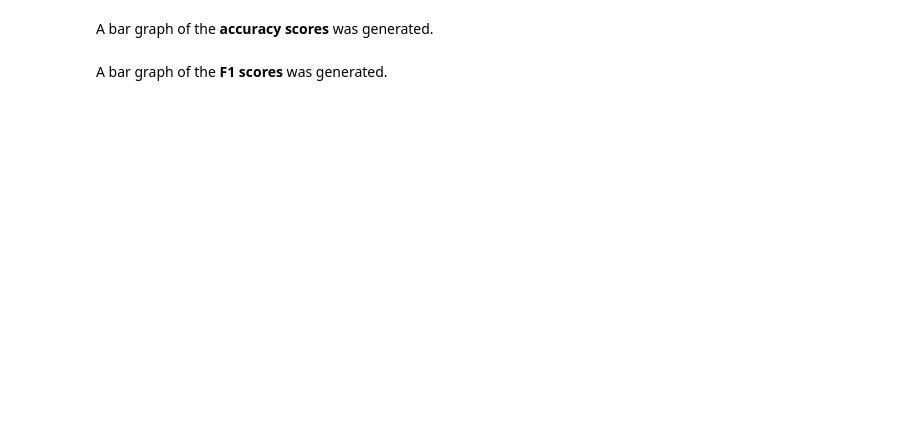
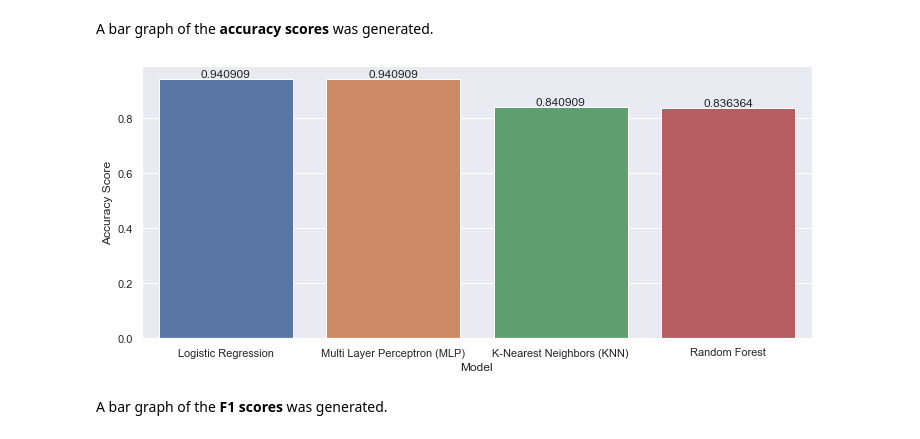
Before and after one commit to davidehosein/Lung-Cancer-Image-Classification, a Jupyter notebook: lung_cancer_image_classificiation.ipynb, the cells around one changed output. Cells and saved outputs as stored; diff of their text form; code cells hidden in the pictures; blank space fills up the shorter version.

```diff
--- a/lung_cancer_image_classificiation.ipynb
+++ b/lung_cancer_image_classificiation.ipynb
@@ -109,7 +156,7 @@ if os.path.exists(base_path): # Checks if the base path exist.
 
     if content: # Checks if there are any elements in the "content" list.
         for item in content: # Iterates through each item in the "content" list.
-            if item.endswith(''): # Checks if the item does not have a file extension.
+            if '.' not in item: # Checks if the item does not have a file extension.
                 categorical_labels.append(item) # Appends the item to the "categorical_labels" list.
             else:
                 print(f'\"{item}\" is not a directory.') # Displays a message stating that the item is not a directory.
@@ -222,6 +275,7 @@ try:
         # Reshapes the multi-dimensional numpy array into a 2 dimensional numpy array for the features and then appends it to the "X" list.
         X.append(np.reshape(X_numpy_array, (number_columns_X,)))
 
+    X = np.asarray(X) # Converts the features (X) list to a single dimension numpy array.
     y = np.asarray(output_values) # Converts the "output_values" list into a single dimension numpy array.
 except MemoryError:
     # Displays a message stating that there is not enough memory to resize the images with the speicified height and width.
@@ -304,11 +358,11 @@ class ClassificationModels:
         '''Creates and fit a Random Forest model using GridSearchCV.'''
         # Random Forest parameters for determining best hyperparemeters.
         parameters = {'bootstrap': [True, False],
-                      'max_depth': [10, 50, 100],
+                      'max_depth': [2, 4],
                       'max_features': ['auto', 'sqrt'],
-                      'min_samples_leaf': [1, 2, 4],
-                      'min_samples_split': [2, 5, 10],
-                      'n_estimators': [100, 500, 1000]}
+                      'min_samples_leaf': [1, 2],
+                      'min_samples_split': [2, 5],
+                      'n_estimators': [100, 200]}
 
         random_forest_model = RandomForestClassifier() # Creates a Random Forest model.
 
@@ -479,11 +535,15 @@ model_accuracies_df # Displays the rows in the "model_accuracies_df" DataFrame.
 # %% [markdown]
 A bar graph of the **accuracy scores** was generated.
 # %%
-# Generates a bar graph of the accuracy scores for each model.
-ax = sns.barplot(x='Model', y='Accuracy Score', data=model_accuracies_df)
+sns.set(rc = {'figure.figsize':(12,5)}) # Sets the size of the bar graph.
+
+# Generates a bar graph of the Accuracy scores for each model, and sorts the values in desecending order.
+ax = sns.barplot(x='Model', y='Accuracy Score', data=model_accuracies_df, order=model_accuracies_df.sort_values('Accuracy Score', ascending=False).Model)
 
 for label in ax.containers: # Iterates through each data label.
     ax.bar_label(label) # Displays the data label on each bar.
+# %% [output]
+[figure, added]
 # %% [markdown]
 A bar graph of the **F1 scores** was generated.
 # %%
```
Also changed, not shown: parts of 26 cells of this notebook, 7 other files.
